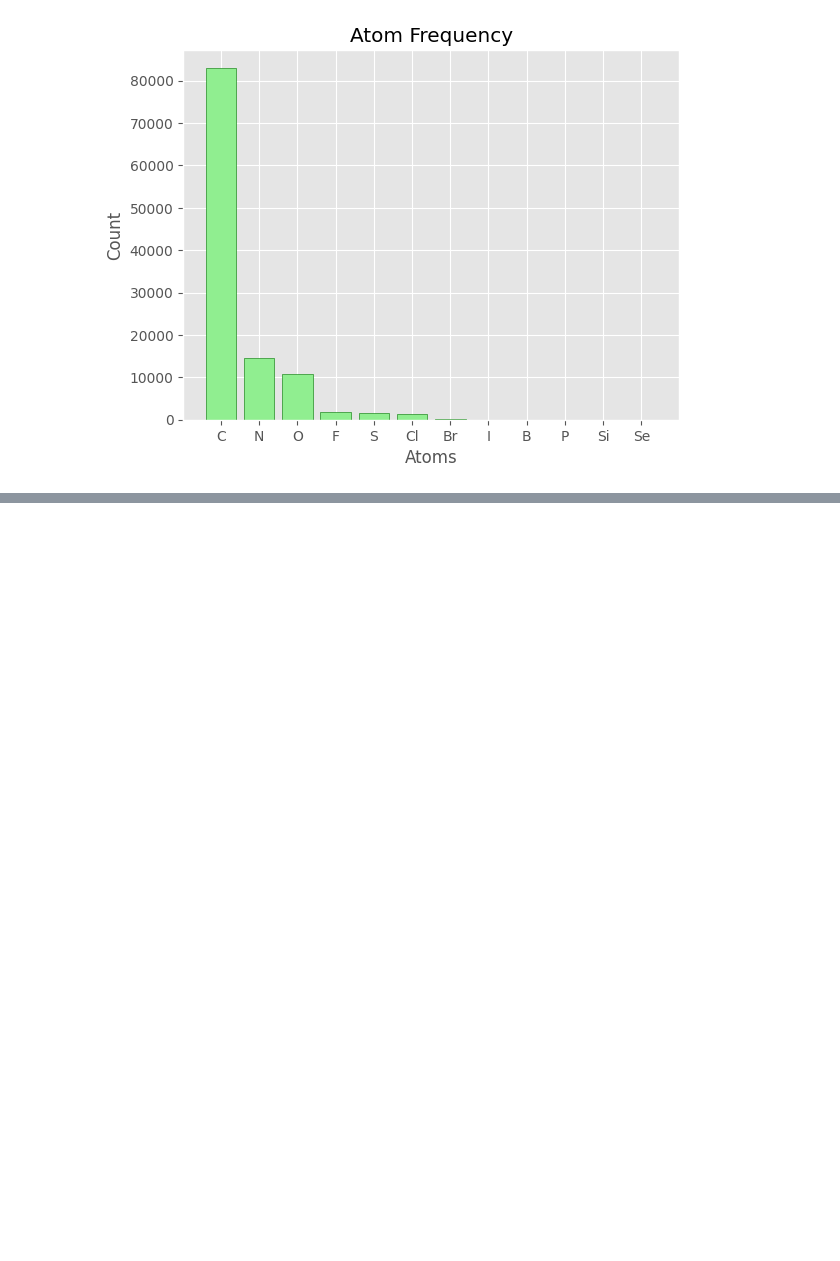
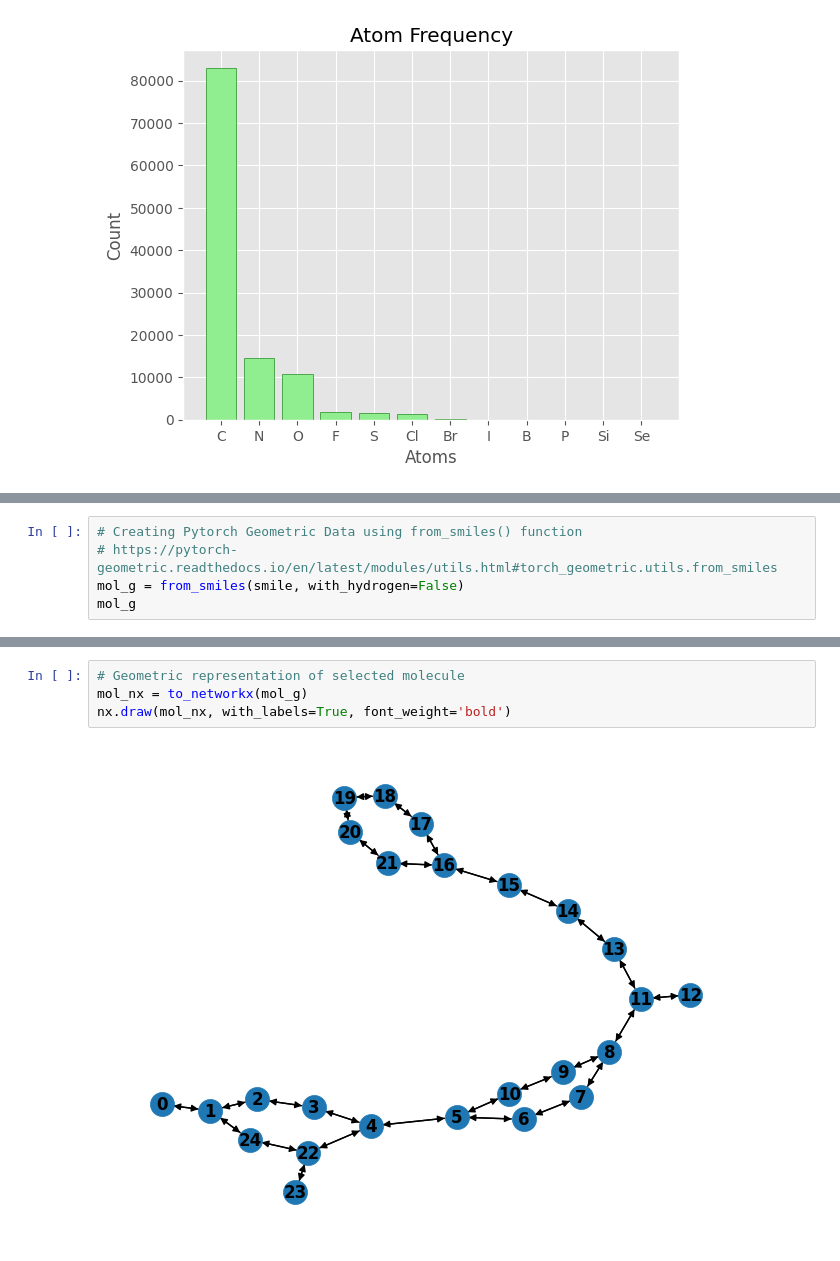
Before and after one commit to DaniloGrujic/organic-compound-lipophilicity, a Jupyter notebook: 1_Data_analysis.ipynb, the cells around one changed output, grey strips where cells are left out. Saved outputs shown, nothing was run; the diff lists cells and outputs as text; blank space fills up the shorter version.

```diff
--- a/1_Data_analysis.ipynb
+++ b/1_Data_analysis.ipynb
@@ -198,0 +230,5 @@ plt.show()
+# %%
+# Creating Pytorch Geometric Data using from_smiles() function
+# https://pytorch-geometric.readthedocs.io/en/latest/modules/utils.html#torch_geometric.utils.from_smiles
+mol_g = from_smiles(smile, with_hydrogen=False)
+mol_g
@@ -198,0 +242,6 @@ plt.show()
+# %%
+# Geometric representation of selected molecule
+mol_nx = to_networkx(mol_g)
+nx.draw(mol_nx, with_labels=True, font_weight='bold')
+# %% [output]
+[figure, added]
```
Also changed, not shown: parts of 15 cells of this notebook, 4 other files.
